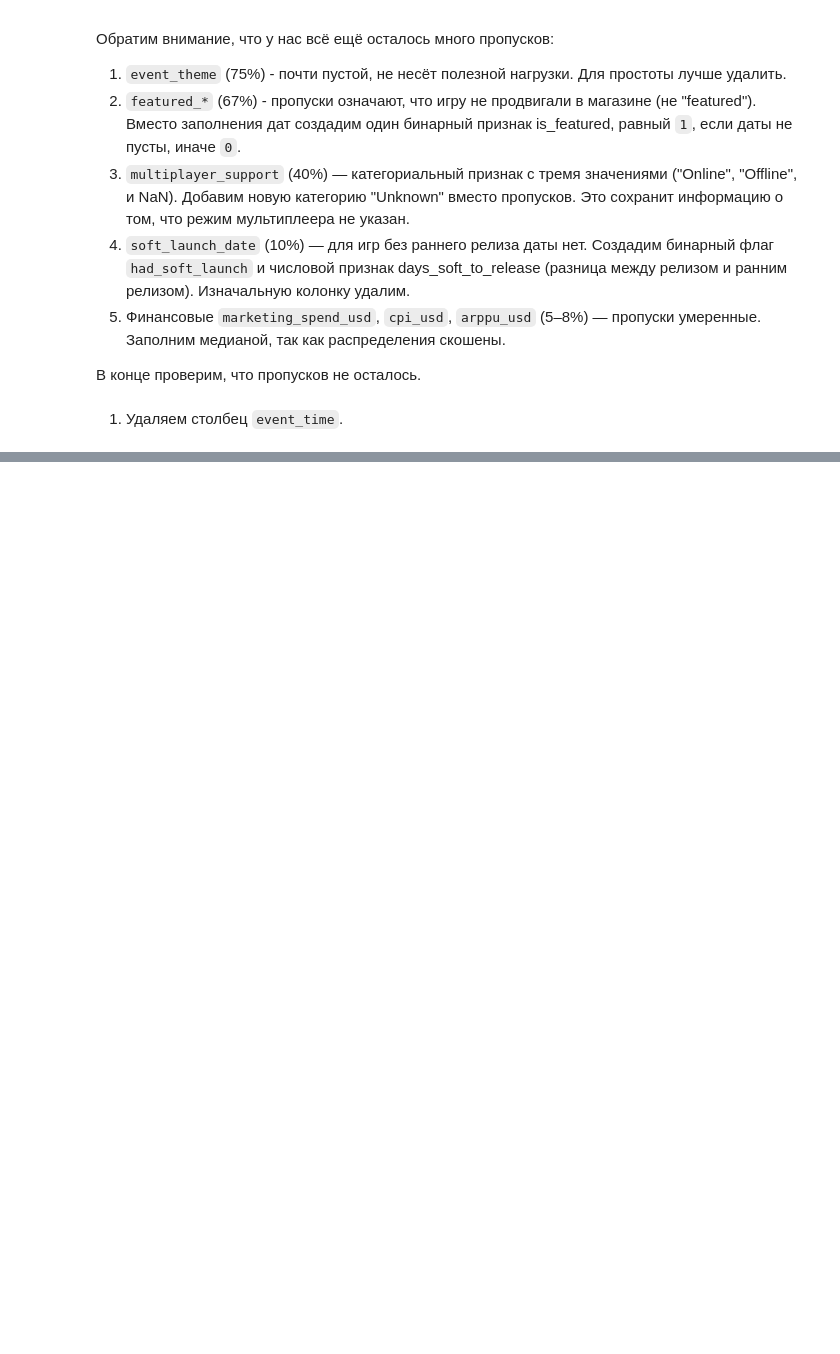
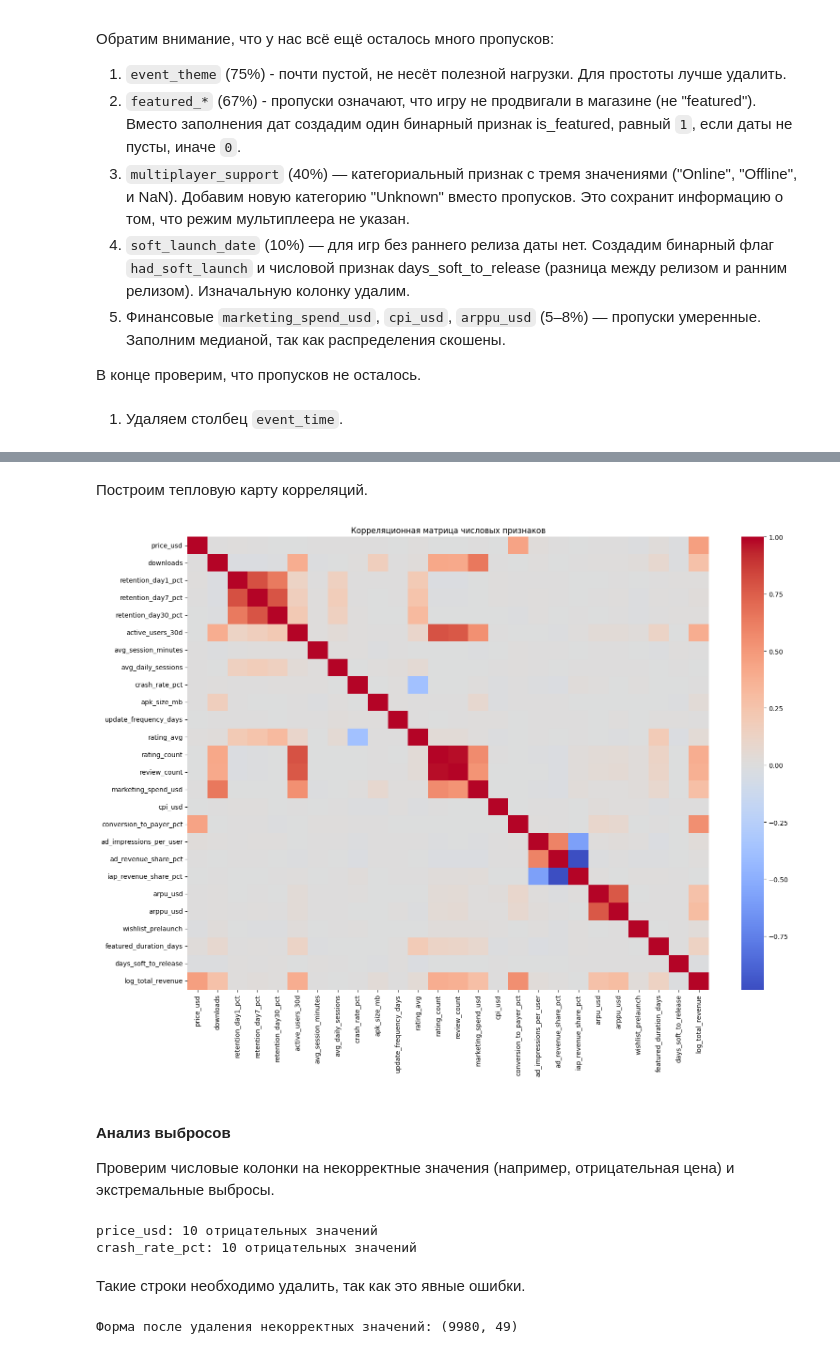
Before and after one commit to hsemlcourse/hseml-group-project-fedyanewlife, a Jupyter notebook: notebooks/01_eda.ipynb, the cells around one changed output, grey strips where cells are left out. Drawn from its saved outputs; the diff is of its cells as text; code cells hidden in the pictures; blank space fills up the shorter version.

```diff
--- a/notebooks/01_eda.ipynb
+++ b/notebooks/01_eda.ipynb
@@ -272,0 +416,8 @@ df = df.drop(columns=['event_theme'])
+# %%
+num_cols = (
+    df
+    .select_dtypes(include=[np.number])
+    .columns
+    .drop(['total_revenue_usd'], errors='ignore')
+    .tolist()
+)
@@ -272,0 +450,31 @@ df = df.drop(columns=['event_theme'])
+# %% [markdown]
+Построим тепловую карту корреляций.
+# %%
+plt.figure(figsize=(16, 12))
+sns.heatmap(df[num_cols].corr(), cmap='coolwarm', center=0, annot=False)
+plt.title('Корреляционная матрица числовых признаков')
+plt.tight_layout()
+plt.show()
+# %% [output]
+[figure, added]
+# %% [markdown]
+#### Анализ выбросов
+
+Проверим числовые колонки на некорректные значения (например, отрицательная цена) и экстремальные выбросы.
+# %%
+check_cols = ['price_usd', 'crash_rate_pct', 'retention_day1_pct',
+              'retention_day7_pct', 'retention_day30_pct', 'ad_revenue_share_pct']
+for col in check_cols:
+    neg_count = (df[col] < 0).sum()
+    if neg_count > 0:
+        print(f"{col}: {neg_count} отрицательных значений")
+# %% [output]
+price_usd: 10 отрицательных значений
+crash_rate_pct: 10 отрицательных значений
+# %% [markdown]
+Такие строки необходимо удалить, так как это явные ошибки.
+# %%
+df = df[(df['price_usd'] >= 0) & (df['crash_rate_pct'] >= 0)]
+print("Форма после удаления некорректных значений:", df.shape)
+# %% [output]
+Форма после удаления некорректных значений: (9980, 49)
```
Also changed, not shown: parts of 63 cells of this notebook, 2 other files.
